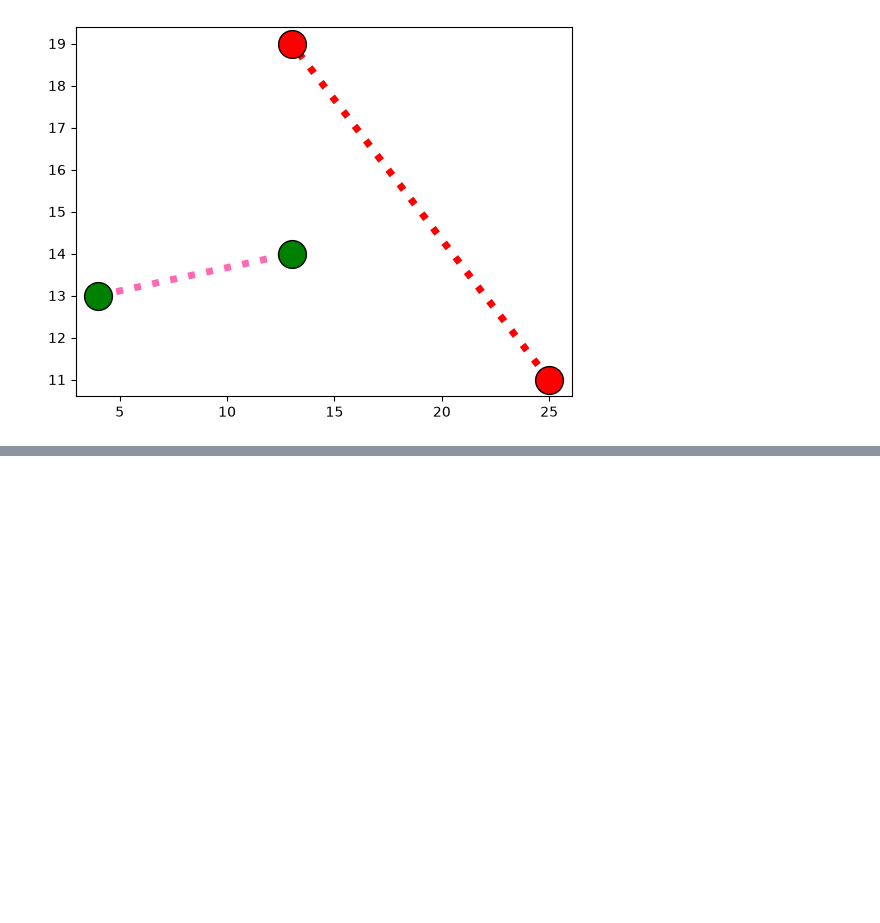
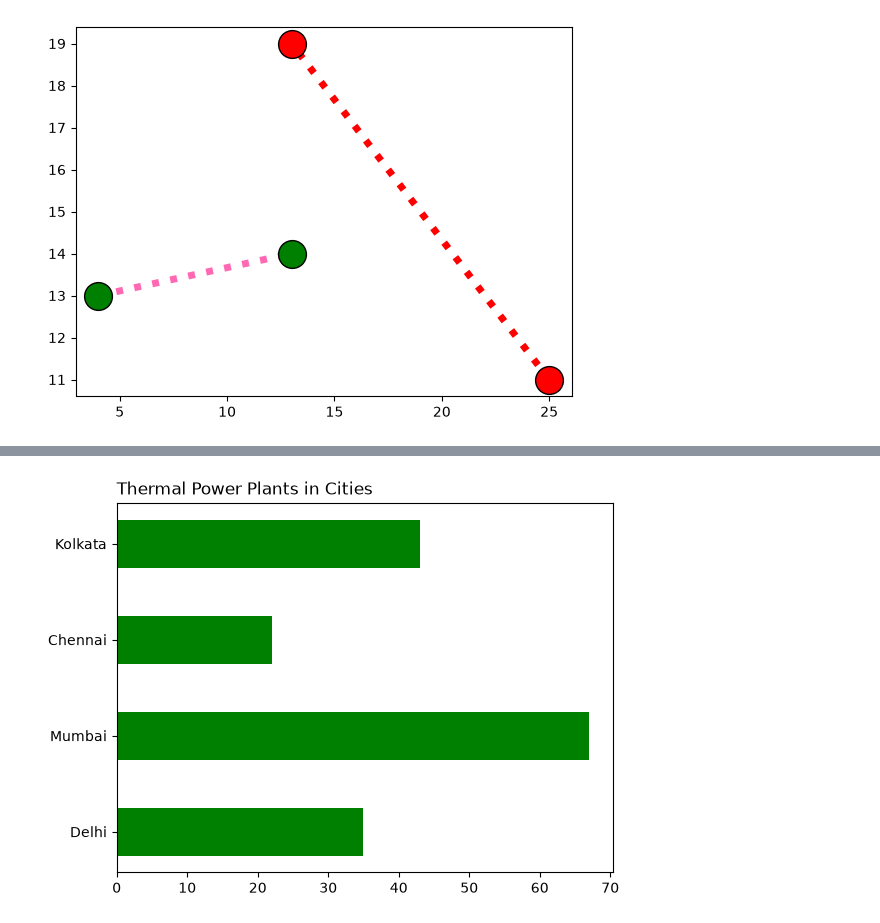
Before and after one commit to DikshantGr7/Ignite-Dikshant, a Jupyter notebook: Day9.ipynb, the cells around one changed output, grey strips where cells are left out. Drawn from its saved outputs; the diff is of its cells as text; code cells hidden in the pictures; blank space fills up the shorter version.

```diff
--- a/Day9.ipynb
+++ b/Day9.ipynb
@@ -41,0 +90,8 @@ plt.show()
+# %%
+x = np.array(['Delhi','Mumbai','Chennai','Kolkata'])
+y = np.array([35,67,22,43])
+plt.barh(x, y, color="green", height=0.5)
+plt.title("Thermal Power Plants in Cities", color="Black", loc="left")
+plt.show()
+# %% [output]
+[figure, added]
```
Also changed, not shown: parts of 6 cells of this notebook.
